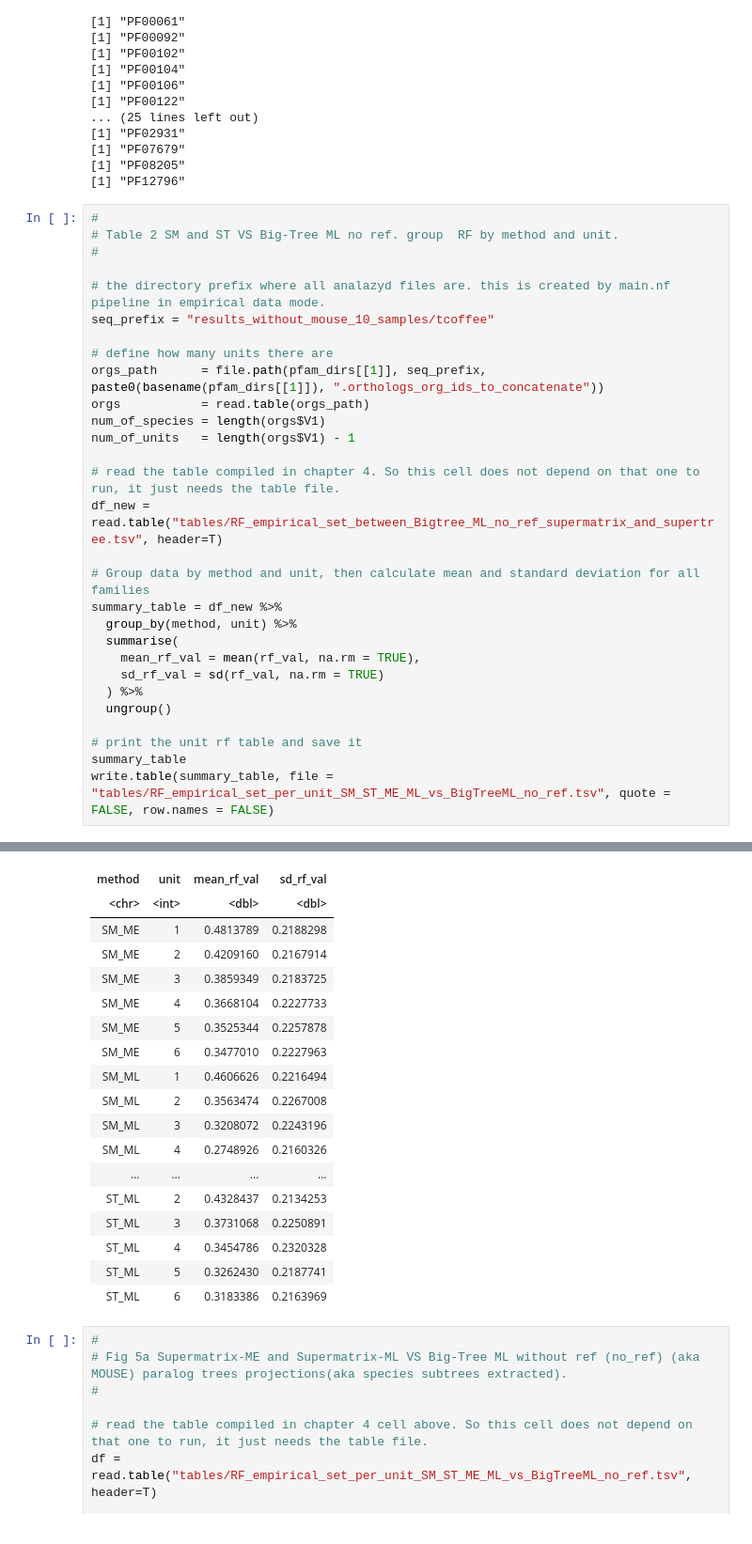
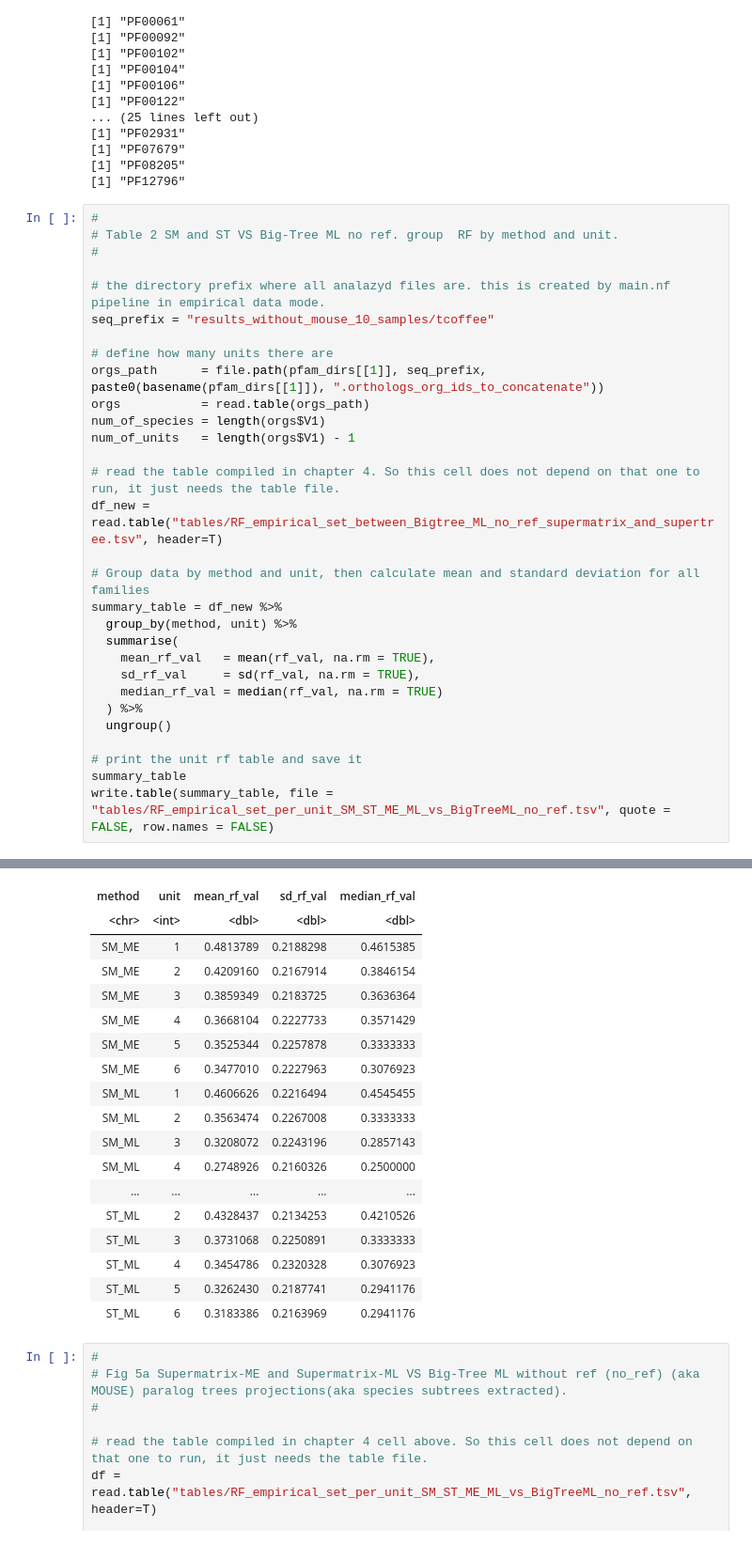
Before and after one commit to alessiovignoli/paralogs-nf, a Jupyter notebook: analysis/empirical_data.ipynb, the cells around one changed output, grey strips where cells are left out. Shown at 94% size. Drawn from its saved outputs; the diff is of its cells as text.

Commit message:
adding the mean to the RF values of various tables

```diff
--- a/analysis/empirical_data.ipynb
+++ b/analysis/empirical_data.ipynb
@@ -389,8 +389,9 @@ df_new = read.table("tables/RF_empirical_set_between_Bigtree_ML_no_ref_supermatr
 summary_table = df_new %>%
   group_by(method, unit) %>%
   summarise(
-    mean_rf_val = mean(rf_val, na.rm = TRUE),
-    sd_rf_val = sd(rf_val, na.rm = TRUE)
+    mean_rf_val   = mean(rf_val, na.rm = TRUE),
+    sd_rf_val     = sd(rf_val, na.rm = TRUE),
+    median_rf_val = median(rf_val, na.rm = TRUE)
   ) %>%
   ungroup()
 
@@ -404,21 +405,21 @@ A tibble: 24 × 4
-| method | unit | mean_rf_val | sd_rf_val |
-| <chr> | <int> | <dbl> | <dbl> |
-| SM_ME | 1 | 0.4813789 | 0.2188298 |
-| SM_ME | 2 | 0.4209160 | 0.2167914 |
-| SM_ME | 3 | 0.3859349 | 0.2183725 |
-| SM_ME | 4 | 0.3668104 | 0.2227733 |
-| SM_ME | 5 | 0.3525344 | 0.2257878 |
-| SM_ME | 6 | 0.3477010 | 0.2227963 |
-| SM_ML | 1 | 0.4606626 | 0.2216494 |
-| SM_ML | 2 | 0.3563474 | 0.2267008 |
-| SM_ML | 3 | 0.3208072 | 0.2243196 |
-| SM_ML | 4 | 0.2748926 | 0.2160326 |
-| ... | ... | ... | ... |
-| ST_ML | 2 | 0.4328437 | 0.2134253 |
-| ST_ML | 3 | 0.3731068 | 0.2250891 |
-| ST_ML | 4 | 0.3454786 | 0.2320328 |
-| ST_ML | 5 | 0.3262430 | 0.2187741 |
-| ST_ML | 6 | 0.3183386 | 0.2163969 |
+| method | unit | mean_rf_val | sd_rf_val | median_rf_val |
+| <chr> | <int> | <dbl> | <dbl> | <dbl> |
+| SM_ME | 1 | 0.4813789 | 0.2188298 | 0.4615385 |
+| SM_ME | 2 | 0.4209160 | 0.2167914 | 0.3846154 |
+| SM_ME | 3 | 0.3859349 | 0.2183725 | 0.3636364 |
+| SM_ME | 4 | 0.3668104 | 0.2227733 | 0.3571429 |
+| SM_ME | 5 | 0.3525344 | 0.2257878 | 0.3333333 |
+| SM_ME | 6 | 0.3477010 | 0.2227963 | 0.3076923 |
+| SM_ML | 1 | 0.4606626 | 0.2216494 | 0.4545455 |
+| SM_ML | 2 | 0.3563474 | 0.2267008 | 0.3333333 |
+| SM_ML | 3 | 0.3208072 | 0.2243196 | 0.2857143 |
+| SM_ML | 4 | 0.2748926 | 0.2160326 | 0.2500000 |
+| ... | ... | ... | ... | ... |
+| ST_ML | 2 | 0.4328437 | 0.2134253 | 0.4210526 |
+| ST_ML | 3 | 0.3731068 | 0.2250891 | 0.3333333 |
+| ST_ML | 4 | 0.3454786 | 0.2320328 | 0.3076923 |
+| ST_ML | 5 | 0.3262430 | 0.2187741 | 0.2941176 |
+| ST_ML | 6 | 0.3183386 | 0.2163969 | 0.2941176 |
 # %%
 #
 # Fig 5a Supermatrix-ME and Supermatrix-ML VS Big-Tree ML without ref (no_ref) (aka MOUSE) paralog trees projections(aka species subtrees extracted).
```
Also changed, not shown: parts of 1 cell of this notebook, 2 other files.
